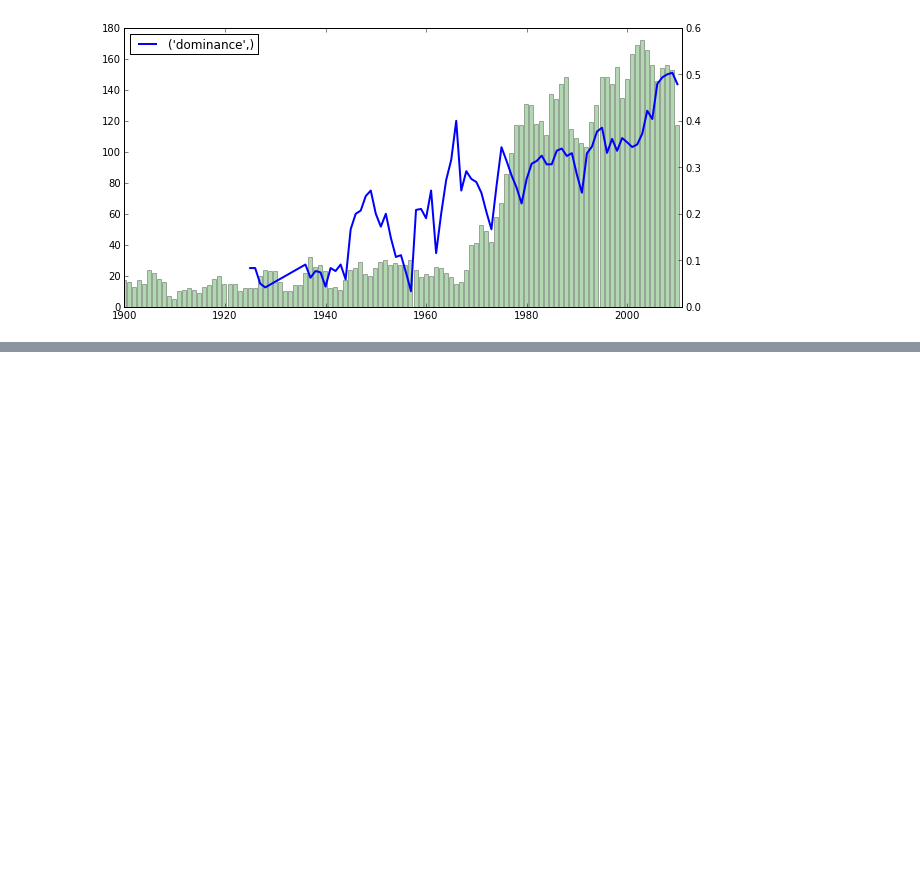
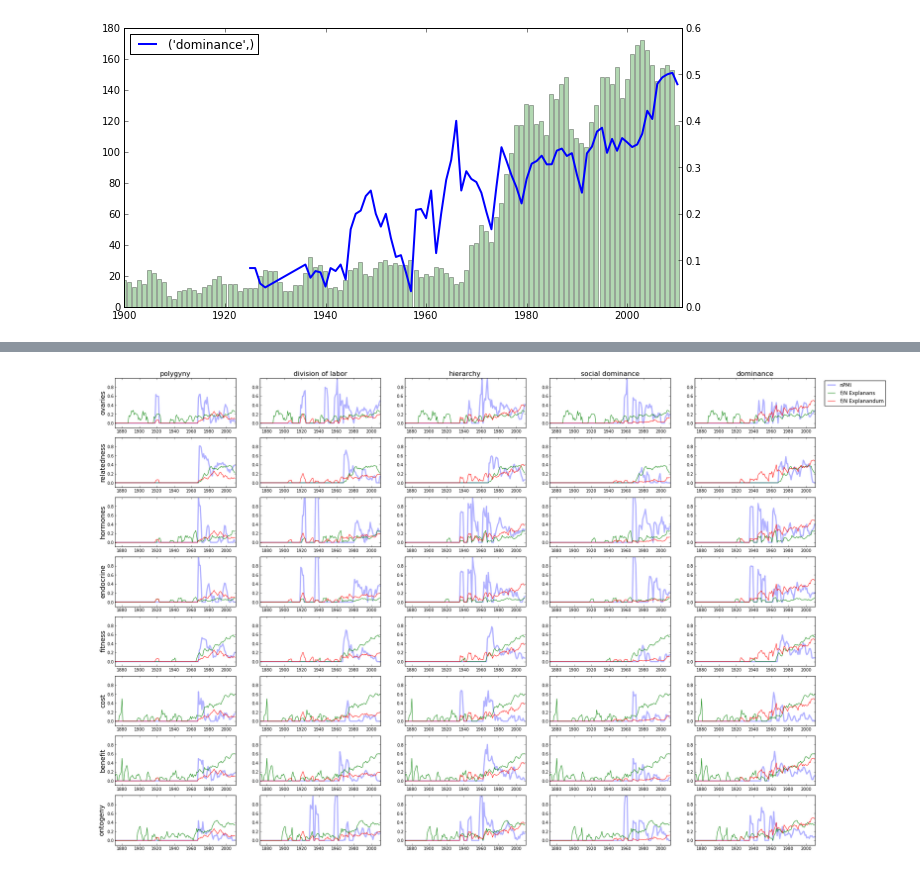
Before and after one commit to erickpeirson/Social-Dominance-in-Polistes, a Jupyter notebook: 20140419 - Guido co-occurrence.ipynb, the cells around one changed output, grey strips where cells are left out. Cells and saved outputs as stored; diff of their text form; code cells hidden in the pictures; blank space fills up the shorter version.

```diff
--- a/20140419 - Guido co-occurrence.ipynb
+++ b/20140419 - Guido co-occurrence.ipynb
@@ -242,0 +266,14 @@ for i in xrange(N_s):
+# %%
+# Fill in missing zeros.
+for term, values in tf.iteritems():
+    for i in xrange(1872,2011):
+        if i not in values.keys():
+            tf[term][i] = 0.
+        #else:
+        #    tf[term][i] = float(tf[term][i])/len(D.axes['date'][i])
+# %%
+N_x = len(explanantes)
+N_s = len(explananda)
+T = len(tf[b])
+# %%
+nPMI = np.zeros((N_x, N_s, T))
@@ -242,0 +304,28 @@ for i in xrange(N_s):
+# %%
+fig = plt.figure(figsize=(30,20))
+
+for q in xrange(N_x):
+    a = explanantes[q][0]
+    for w in xrange(N_s):
+        b = explananda[w][0]
+        s = w + 1 + (N_s*q)
+        ax = plt.subplot(N_x, N_s, s)
+        ax.plot(xrange(1872,2011), nPMI[q,w,:], lw=3, alpha=0.3, label='nPMI')
+        A = np.array( [ tf[a][i] for i in xrange(1872,2011) ] )
+        B = np.array( [ tf[b][i] for i in xrange(1872,2011) ],)
+        ax.plot(xrange(1872,2011), A, label='f/N Explanans')
+        ax.plot(xrange(1872,2011), B, label='f/N Explanandum')
+        plt.ylim(-.1, 1.)
+        plt.xlim(1872, 2011)
+
+        if q == 0:
+            plt.title(b, fontdict={'size':'16'})
+
+        if w == 0:
+            plt.ylabel(a, fontdict={'size':'16'})
+
+        if q == 0 and w == N_s - 1:
+            plt.legend(bbox_to_anchor=(1.6,1))
+plt.show()
+# %% [output]
+[figure, added]
```
Also changed, not shown: parts of 11 cells of this notebook, 4 other files.
